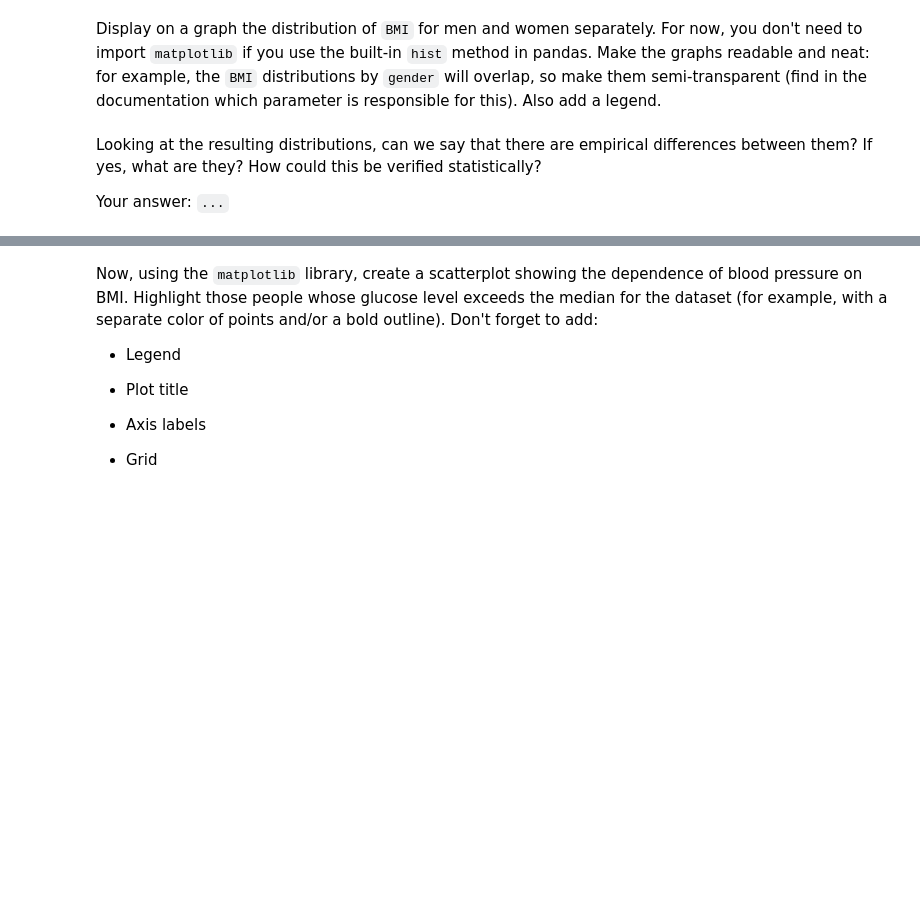
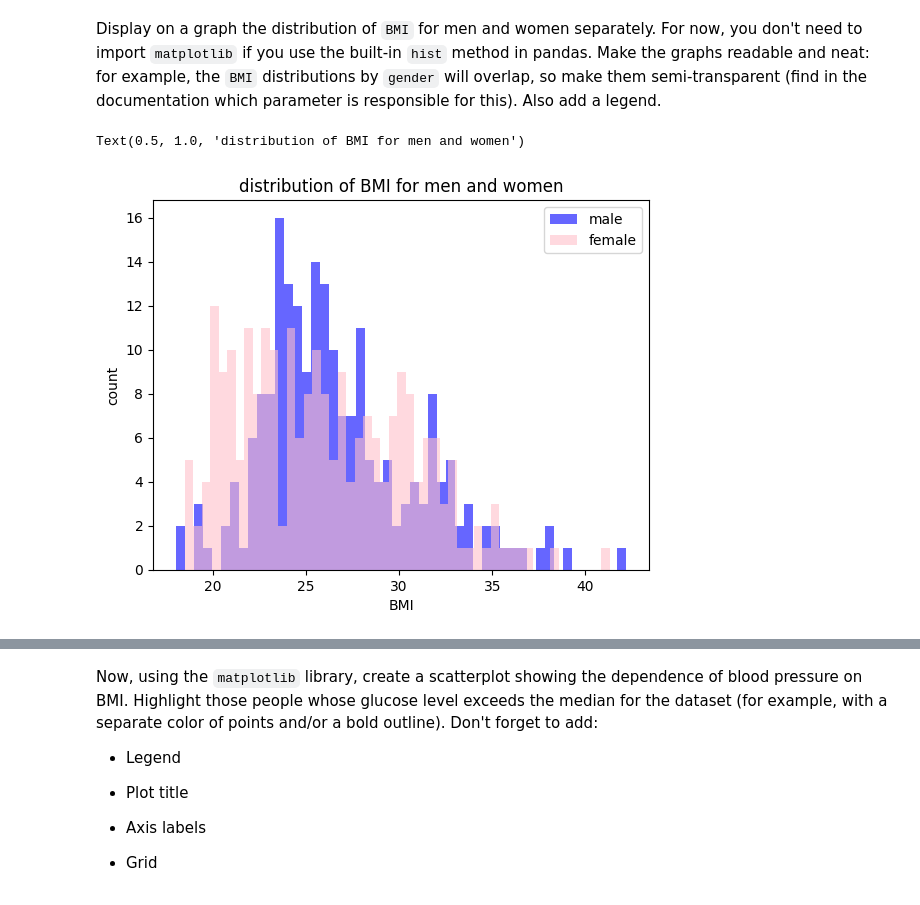
Before and after one commit to vlada-kazantsevaa/homeworks, a Jupyter notebook: Homeworks/hw-1/HW_1_(EDA).ipynb, the cells around one changed output, grey strips where cells are left out. Saved outputs shown, nothing was run; the diff lists cells and outputs as text; code cells hidden in the pictures; blank space fills up the shorter version.

```diff
--- a/Homeworks/hw-1/HW_1_(EDA).ipynb
+++ b/Homeworks/hw-1/HW_1_(EDA).ipynb
@@ -257,4 +255,14 @@ Display on a graph the distribution of `BMI` for men and women separately. For n
-# %% [markdown]
-Looking at the resulting distributions, can we say that there are empirical differences between them? If yes, what are they? How could this be verified statistically?
-
-Your answer: `...`
+# %%
+ax = df[df['SEX'] == 'male']['BMI'].plot.hist(
+    bins=50, alpha=0.6, label='male', color='blue'
+)
+df[df['SEX'] == 'female']['BMI'].plot.hist(
+    bins=50, alpha=0.6, label='female', color='pink', ax=ax
+)
+ax.legend()
+ax.set_xlabel('BMI')
+ax.set_ylabel('count')
+ax.set_title('distribution of BMI for men and women')
+# %% [output]
+Text(0.5, 1.0, 'distribution of BMI for men and women')
+[figure, added]
```
Also changed, not shown: parts of 12 cells of this notebook.
